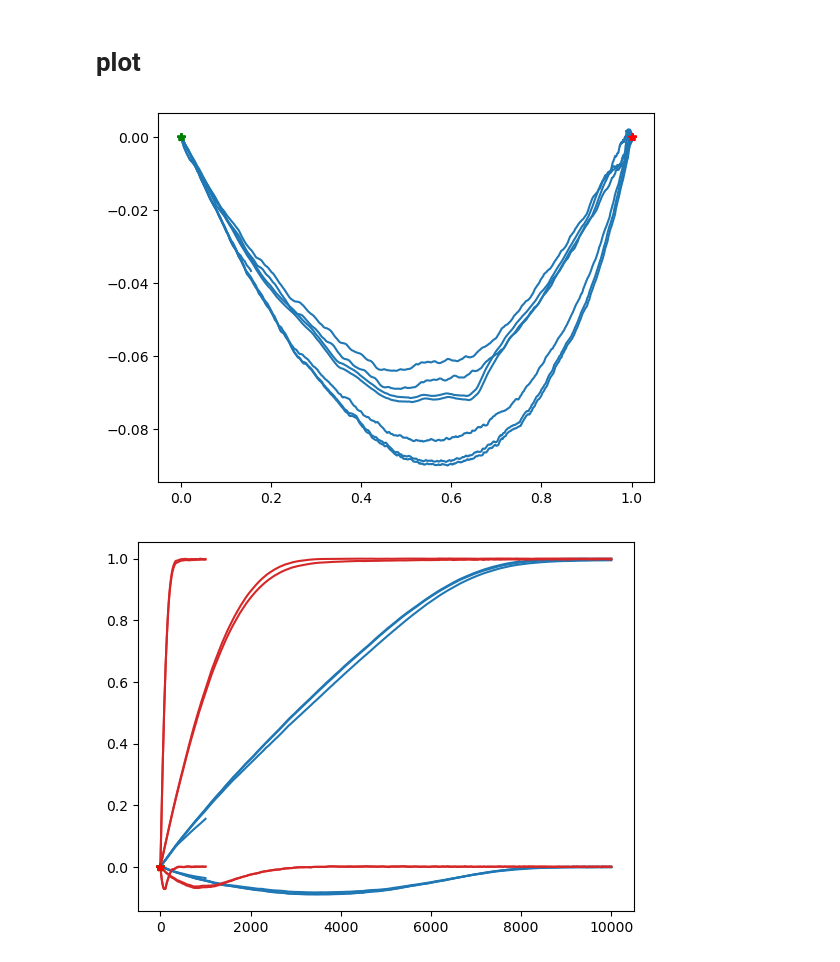
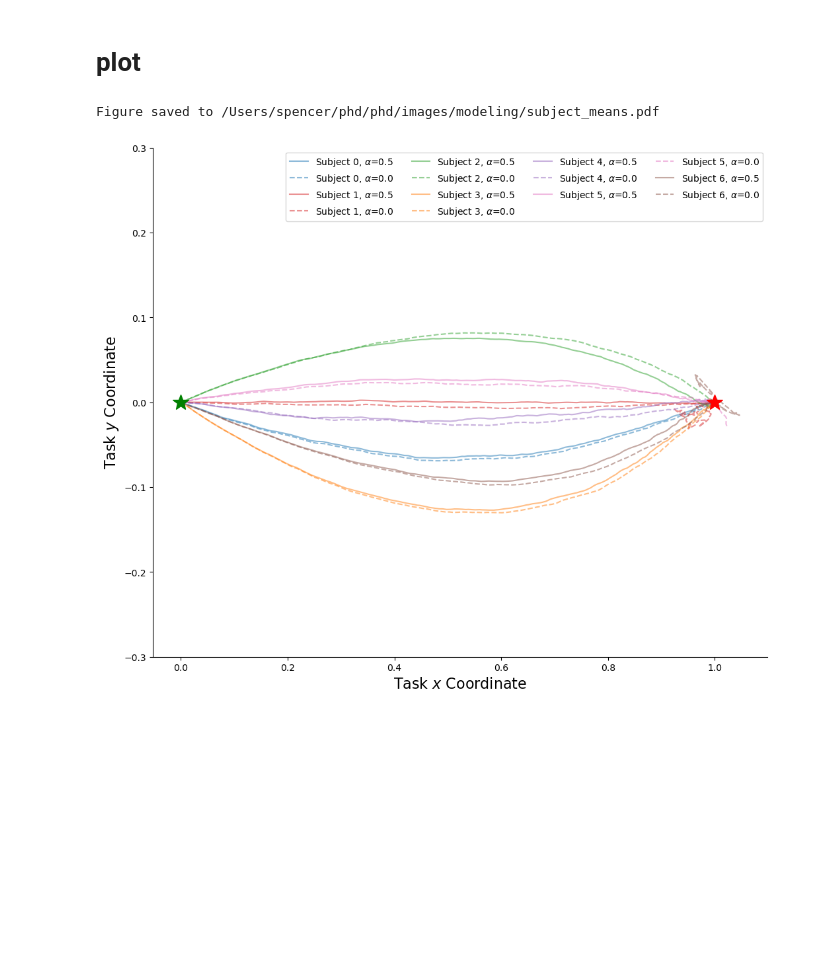
Before and after one commit to spewil/phd, a Jupyter notebook: analysis/notebooks/_modeling/rl_64D.ipynb, the cells around one changed output. Cells and saved outputs as stored; diff of their text form; code cells hidden in the pictures; blank space fills up the shorter version.

```diff
--- a/analysis/notebooks/_modeling/rl_64D.ipynb
+++ b/analysis/notebooks/_modeling/rl_64D.ipynb
@@ -246,7 +274,7 @@ subject_idx = 1
 prior_params = generate_subject_prior(subject_idx)
 starting_params = generate_starting_policy_params(subject_idx,prior_match=False)
 starting_params_match = generate_starting_policy_params(subject_idx,prior_match=True)
-decoder = subjects[subject_idx].decoder[-2:,:]
+decoder = subjects[subject_idx].decoder[-2:,:ACTION_DIM]
 
 plt.figure()
 key = jax.random.PRNGKey(0)
@@ -315,12 +343,12 @@ num_iter = 10000
 
 learning_rate = 1e-4
 n_components = 1
-subject_idxs = list(range(1))
-kl_alphas = [0.0,0.1,0.5,1.0,3.0,5.0,10.0]
+subject_idxs = list(range(7))
+kl_alphas = [0.0,0.1,0.5,1.0,3.0,5.0,10.0][:4]
 prior_matches = [True, False]
 targets = range(1)
 # %%
-for subject_idx in subject_idxs[:1]:
+for subject_idx in subject_idxs:
   for target_idx in targets:
     target = collection.compute_target_vec_from_number(target_number=target_idx+1)
     target = jnp.array(target).reshape(1,-1)
@@ -422,38 +470,43 @@ def load_params(subject_idx, kl_alpha, target_idx, prior_match):
 # %%
 colors = ['tab:blue','tab:red','tab:green','tab:orange','tab:purple','tab:pink','tab:brown']
 # %%
-subjects_to_plot = range(1)
+subjects_to_plot = range(7)
 targets_to_plot = range(1)
-kl_alphas_to_plot = kl_alphas[0:4]
+kl_alphas_to_plot = kl_alphas[0:3]
 priors_to_plot = [True,False]
+good_subjects_to_plot = [0,1,5]
+diverge_subjects_to_plot = [2,3,4,6]
 # %%
-fig, mean_ax = plt.subplots(1,1)
-fig, mean_ax2 = plt.subplots(1,1)
+fig, mean_ax = plt.subplots(1,1,figsize=(12,10))
+# fig, mean_ax2 = plt.subplots(1,1)
 # fig, loss_ax = plt.subplots(1,1)
 # fig, reward_ax = plt.subplots(1,1)
 # fig, KL_ax = plt.subplots(1,1)
-
+handles = []
+labels = []
+l = ["-", "--", "-.", "."]
 for si, subject_idx in enumerate(subjects_to_plot): # enumerate(subject_idxs):
     decoder = subjects[subject_idx].decoder[-2:,:]
     for target_idx in targets_to_plot:
         target = collection.compute_target_vec_from_number(target_idx+1)
-        for pi, prior_match in enumerate(priors_to_plot):
-            for i, kl_alpha in enumerate(kl_alphas_to_plot):
+        for pi, prior_match in enumerate(priors_to_plot[1:]):
+            for i, kl_alpha in enumerate(kl_alphas_to_plot[-1:] + kl_alphas_to_plot[:1]):
                 params_list = load_params(subject_idx,kl_alpha,target_idx,prior_match)
-                # prior_params = generate_subject_prior(subject_idx)
-                # probs = params_to_probs(params_list)
-                # plt.plot(probs)
-                # means
                 means = params_to_means(params_list)
                 means = decode_means(means,decoder)
-                mean_ax.plot(means[:,0,0], means[:,0,1],"-",color=colors[si])
-                mean_ax.plot(means[0][0][0],means[0][0][1],"g*")
-                mean_ax.plot(target[0],target[1],"r*")
+                mean_ax.plot(means[:,0,0], means[:,0,1],l[i],color=colors[si],alpha=0.5,label=fr"Subject {si}, $\alpha$={kl_alpha}")
+mean_ax.plot(means[0][0][0],means[0][0][1],"g*",markersize=18)
+mean_ax.plot(target[0],target[1],"r*",markersize=18)
 
-                mean_ax2.plot(means[:,0,0],"-",color=colors[pi])
-                mean_ax2.plot(means[:,0,1],"-",color=colors[pi])
-                mean_ax2.plot(means[0][0][0],means[0][0][1],"g*")
-                mean_ax2.plot(target[0],target[1],"r*")
+#     handles.append(h)
+#     labels.append(f"Subject {si}")
+# mean_ax.legend(labels=labels,handles=handles)
+mean_ax.legend(ncols=4)
+mean_ax.set_ylim([-0.3,0.3])
+mean_ax.set_xlabel(r"Task $x$ Coordinate")
+mean_ax.set_ylabel(r"Task $y$ Coordinate")
+
+plot.save_figure(fig, "subject_means",folder=image_path,format='pdf')
 # %% [output]
+Figure saved to /Users/spencer/phd/phd/images/modeling/subject_means.pdf
-[figure, old version]
+[figure, new version]
-[figure, removed]
```
Also changed, not shown: parts of 14 cells of this notebook, 26 other files.
